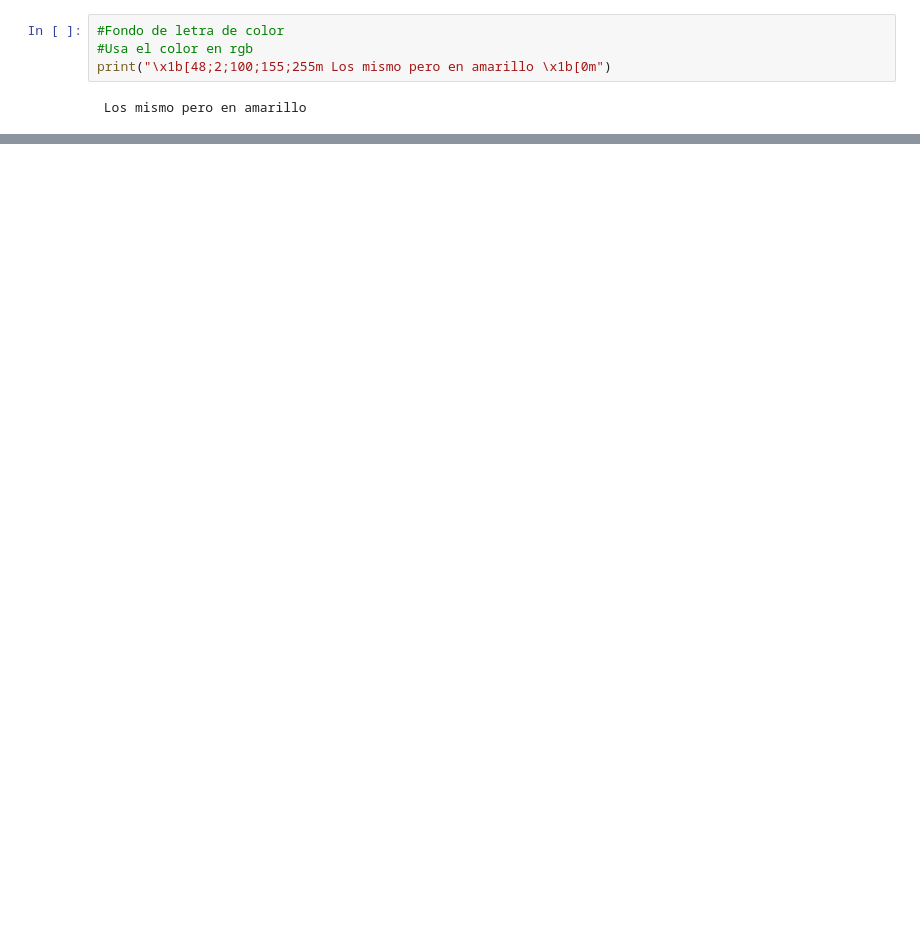
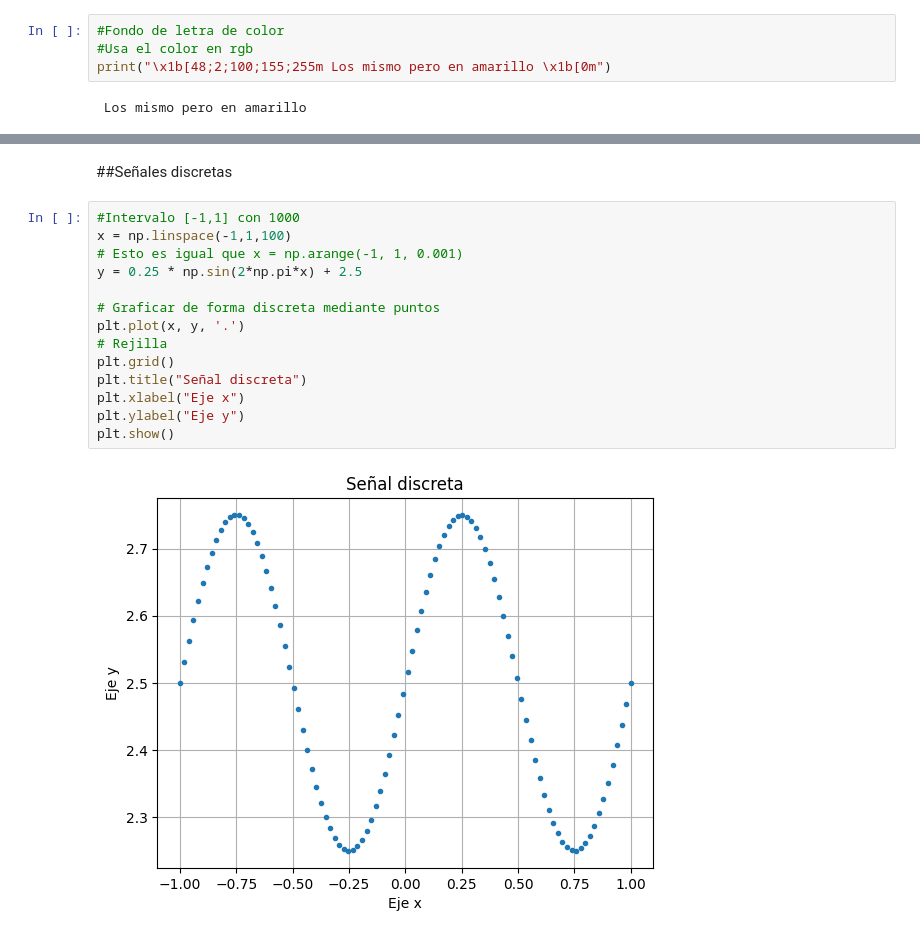
Before and after one commit to Diego-Delgadillo/Diego-Delgadillo, a Jupyter notebook: PROGRAMACION_AVANZADA.ipynb, the cells around one changed output, grey strips where cells are left out. Saved outputs shown, nothing was run; the diff lists cells and outputs as text; blank space fills up the shorter version.

```diff
--- a/PROGRAMACION_AVANZADA.ipynb
+++ b/PROGRAMACION_AVANZADA.ipynb
@@ -139,0 +533,18 @@ print("")
+# %% [markdown]
+##Señales discretas
+# %%
+#Intervalo [-1,1] con 1000
+x = np.linspace(-1,1,100)
+# Esto es igual que x = np.arange(-1, 1, 0.001)
+y = 0.25 * np.sin(2*np.pi*x) + 2.5
+
+# Graficar de forma discreta mediante puntos
+plt.plot(x, y, '.')
+# Rejilla
+plt.grid()
+plt.title("Señal discreta")
+plt.xlabel("Eje x")
+plt.ylabel("Eje y")
+plt.show()
+# %% [output]
+[figure, added]
```
Also changed, not shown: parts of 101 cells of this notebook.
